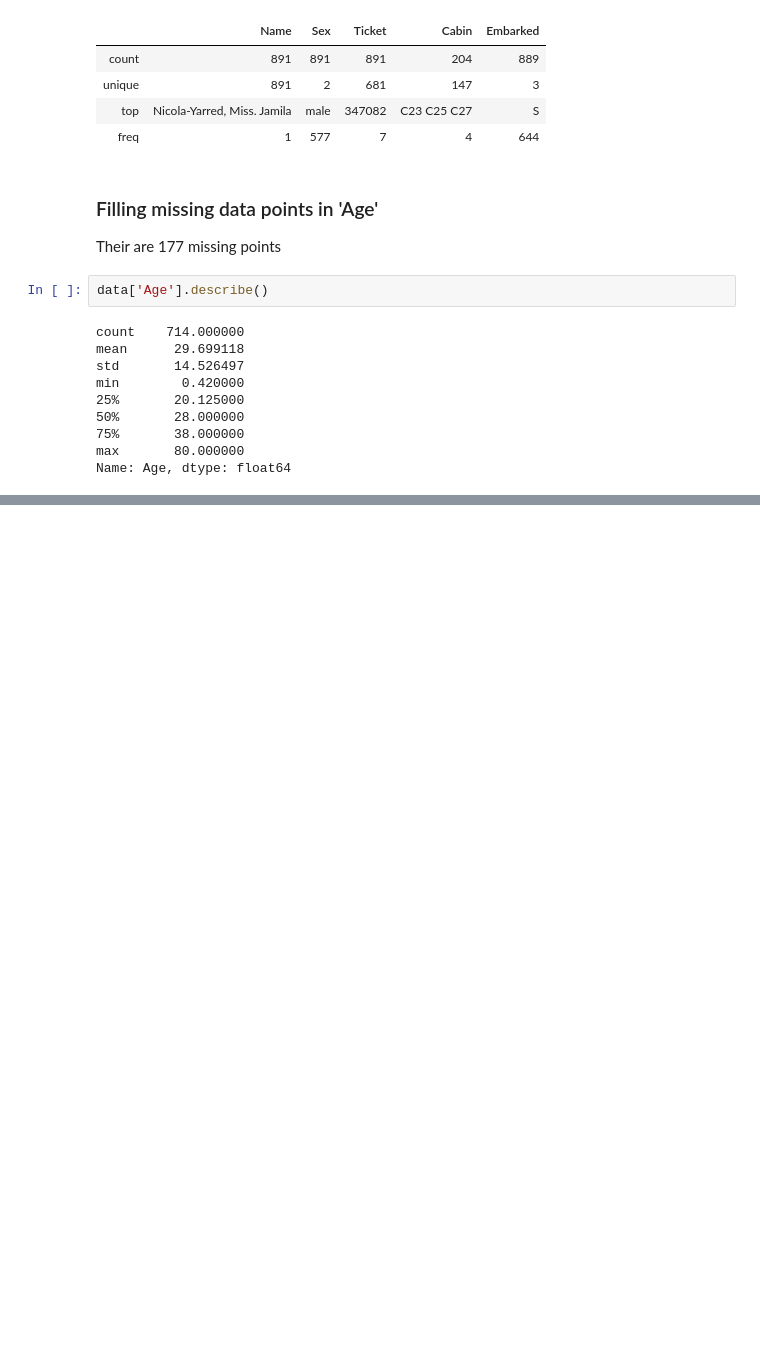
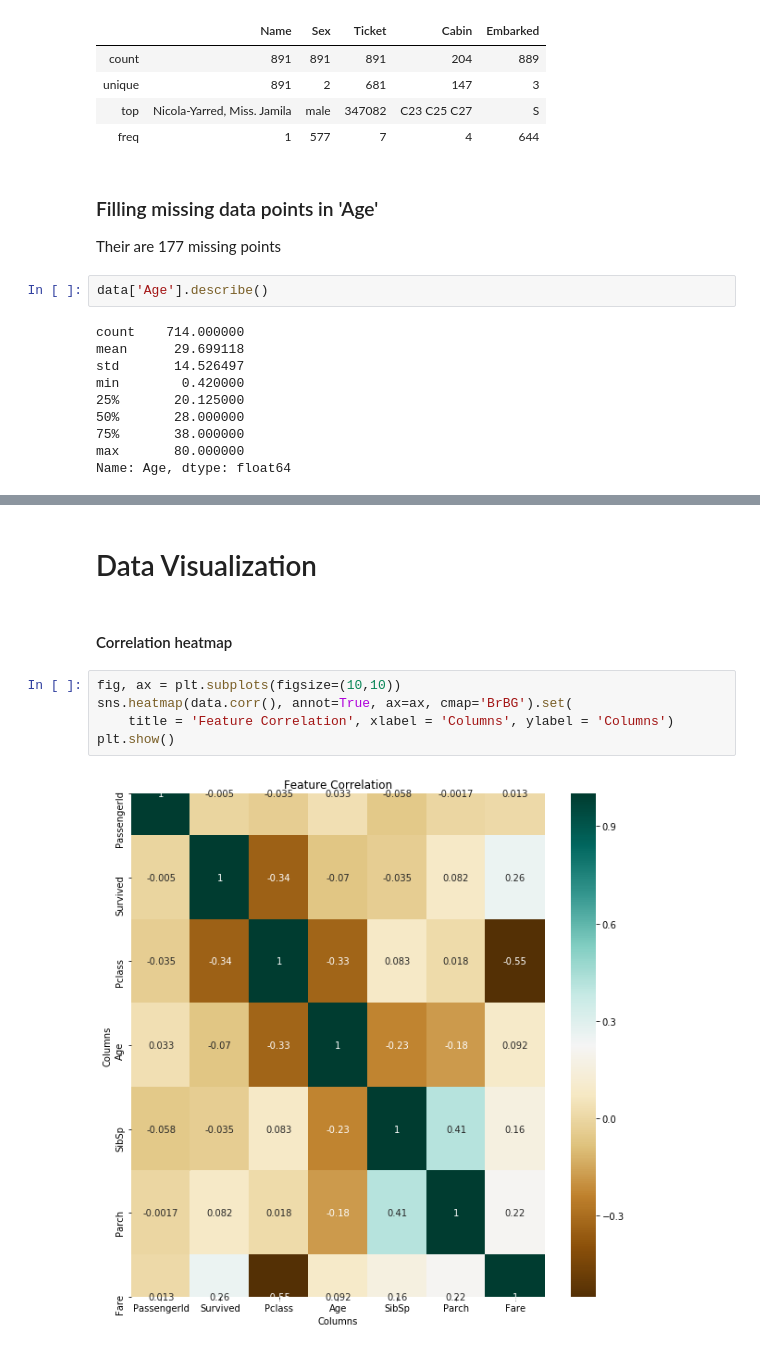
Before and after one commit to akshit4/Titanic, a Jupyter notebook: Titanic Data Set.ipynb, the cells around one changed output, grey strips where cells are left out. Cells and saved outputs as stored; diff of their text form; blank space fills up the shorter version.

```diff
--- a/Titanic Data Set.ipynb
+++ b/Titanic Data Set.ipynb
@@ -127,0 +160,11 @@ Name: Age, dtype: float64
+# %% [markdown]
+# Data Visualization
+# %% [markdown]
+#### Correlation heatmap
+# %%
+fig, ax = plt.subplots(figsize=(10,10))
+sns.heatmap(data.corr(), annot=True, ax=ax, cmap='BrBG').set(
+    title = 'Feature Correlation', xlabel = 'Columns', ylabel = 'Columns')
+plt.show()
+# %% [output]
+[figure, added]
```
Also changed, not shown: parts of 14 cells of this notebook.
